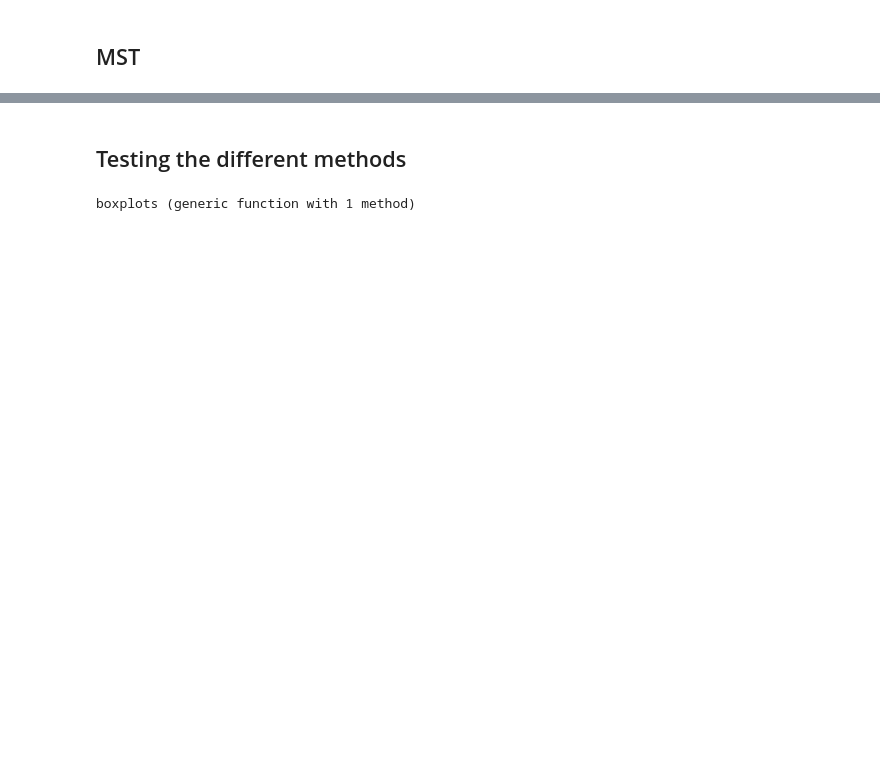
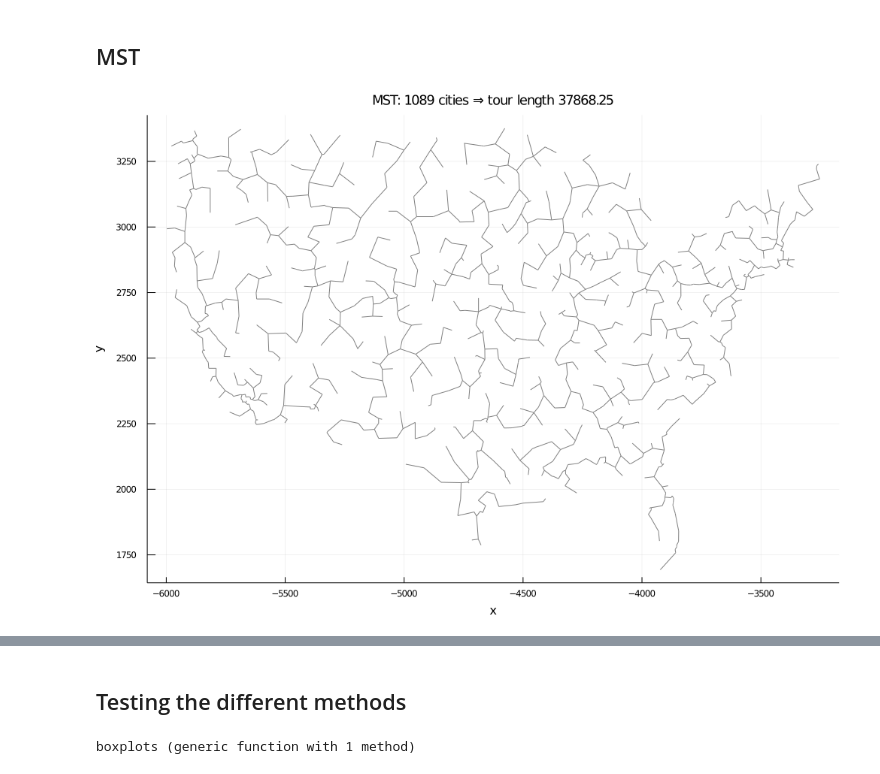
Before and after one commit to maximilian-heeg/jltudes, a Jupyter notebook: TSP/TSP.ipynb, the cells around one changed output, grey strips where cells are left out. Drawn from its saved outputs; the diff is of its cells as text; code cells hidden in the pictures; blank space fills up the shorter version.

```diff
--- a/TSP/TSP.ipynb
+++ b/TSP/TSP.ipynb
@@ -343,34 +358,36 @@ function mst(vertexes)
     end
     return tree
 end
 
 function plot_mst(tree)
     l = 0
-    p = plot(size=(1000,700))
+    p = plot(size=(1000,700), fmt = :png)
     for (parent, childs) in tree
         #plot!(p, [parent], seriestype=:scatter, label = "", color="blue")
         for c in childs
             plot!(p, [parent, c], label = "",   color="grey")
             l += distance(parent, c)
         end
     end
 
     xlabel!(p, "x")
     ylabel!(p, "y")
 
     text = @sprintf("%s: %i cities ⇒ tour length %.2f",
             "MST",
             length(tree),
             l)
 
     title!(p, text, titlefontsize=12)
 
     return p
 end
 
 
 
 plot_mst(mst(us_cities))
+# %% [output]
+[figure, added]
 # %%
 function mst_tsp(cities)
     "Create a minimum spanning tree and walk it in pre-order, omitting duplicates."
```
Also changed, not shown: parts of 18 cells of this notebook.
